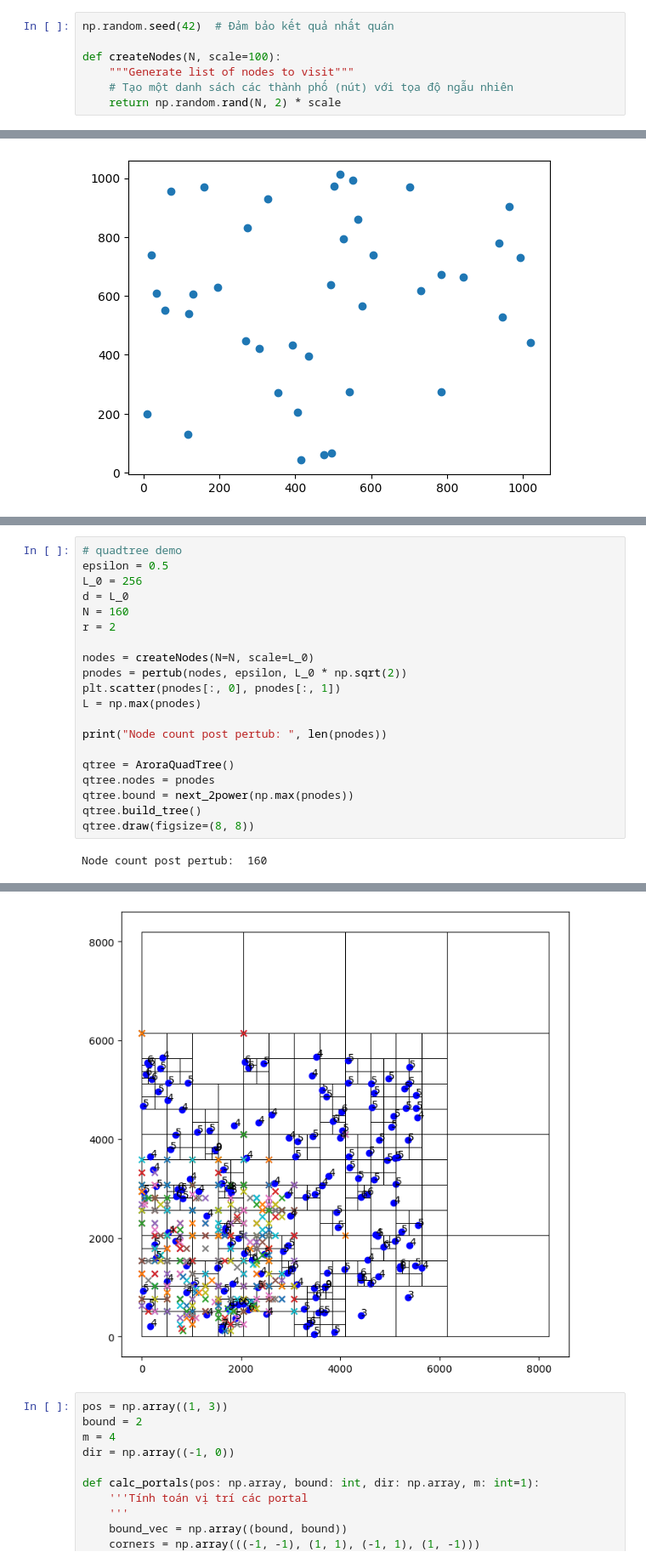
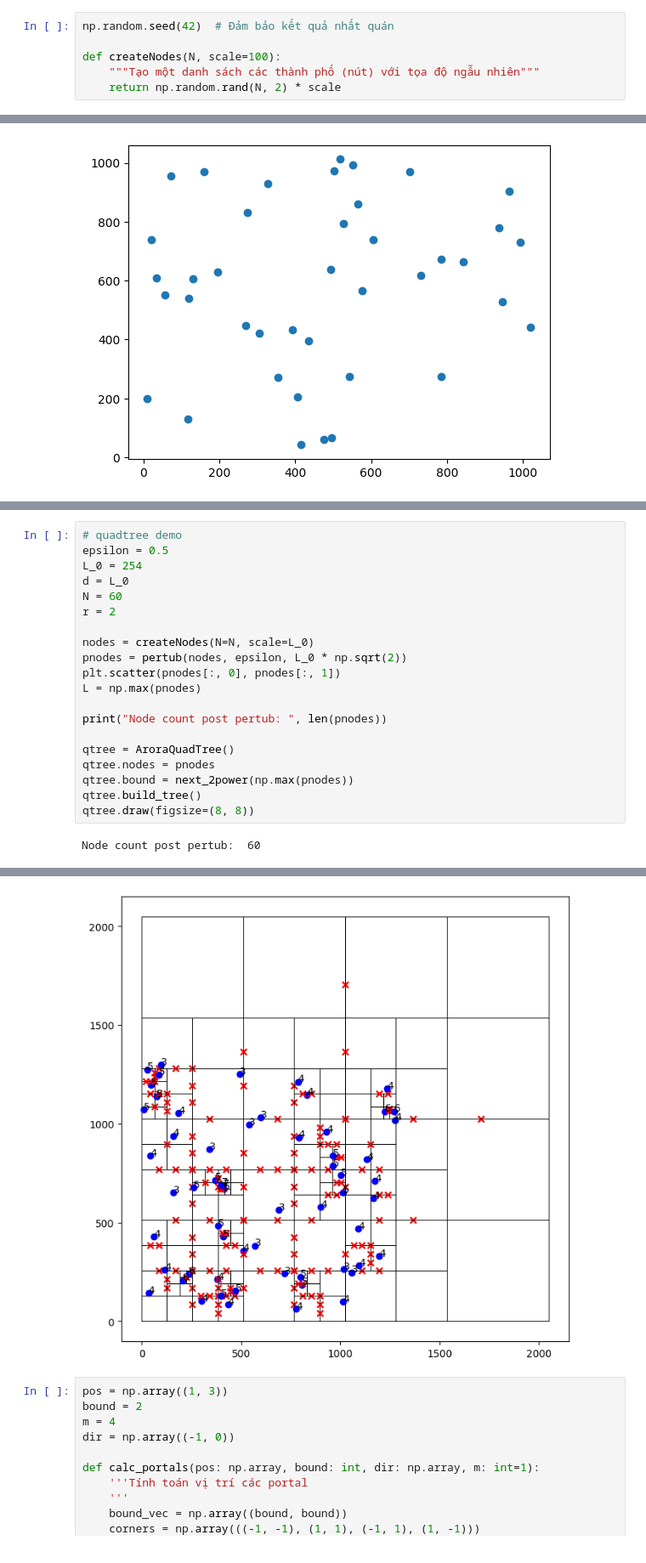
Before and after one commit to booleto/TSP, a Jupyter notebook: tsp.ipynb, the cells around one changed output, grey strips where cells are left out. Shown at 85% size. Cells and saved outputs as stored; diff of their text form.

```diff
--- a/tsp.ipynb
+++ b/tsp.ipynb
@@ -7,8 +7,7 @@ from numba import njit, prange
 np.random.seed(42)  # Đảm bảo kết quả nhất quán
 
 def createNodes(N, scale=100):
-    """Generate list of nodes to visit"""
-    # Tạo một danh sách các thành phố (nút) với tọa độ ngẫu nhiên
+    """Tạo một danh sách các thành phố (nút) với tọa độ ngẫu nhiên"""
     return np.random.rand(N, 2) * scale
 # %%
 def quot_tsp(nodes : np.ndarray):
@@ -519,9 +533,9 @@ def pertub(nodes, epsilon, d):
 # %%
 # quadtree demo
 epsilon = 0.5
-L_0 = 256
+L_0 = 254
 d = L_0
-N = 160
+N = 60
 r = 2
 
 nodes = createNodes(N=N, scale=L_0)
@@ -537,4 +551,4 @@ qtree.bound = next_2power(np.max(pnodes))
 qtree.build_tree()
 qtree.draw(figsize=(8, 8))
 # %% [output]
-Node count post pertub:  160
+Node count post pertub:  60
@@ -542,4 +556,4 @@ Node count post pertub:  160
-[figure, old version]
+[figure, new version]
 # %%
 pos = np.array((1, 3))
 bound = 2
```
Also changed, not shown: parts of 7 cells of this notebook, 1 other file.
